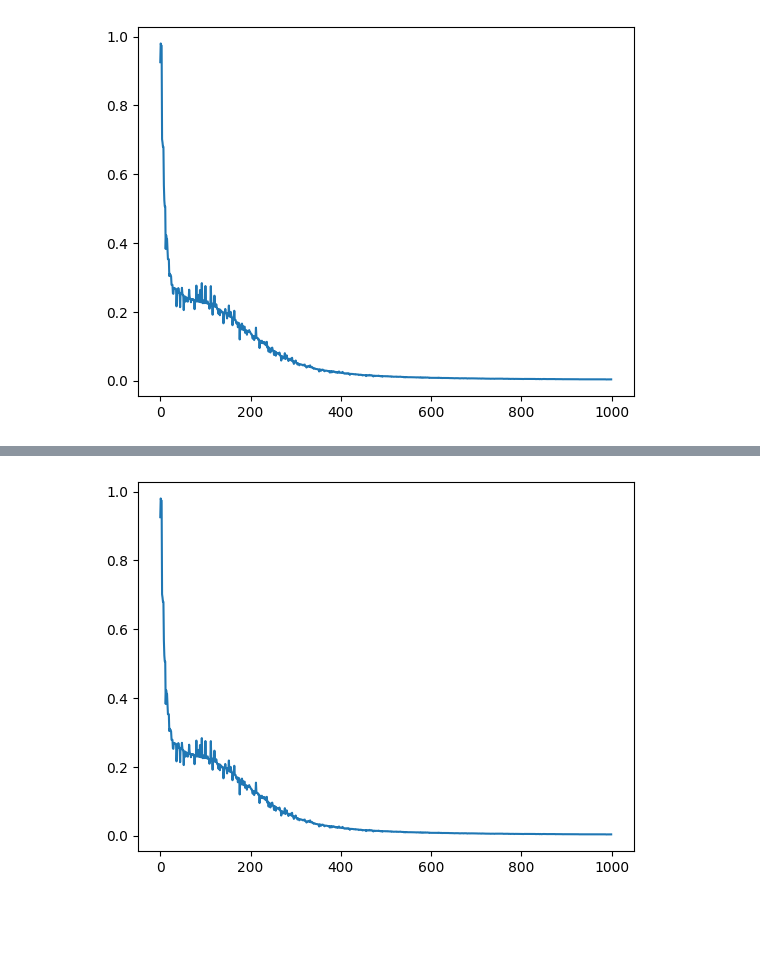
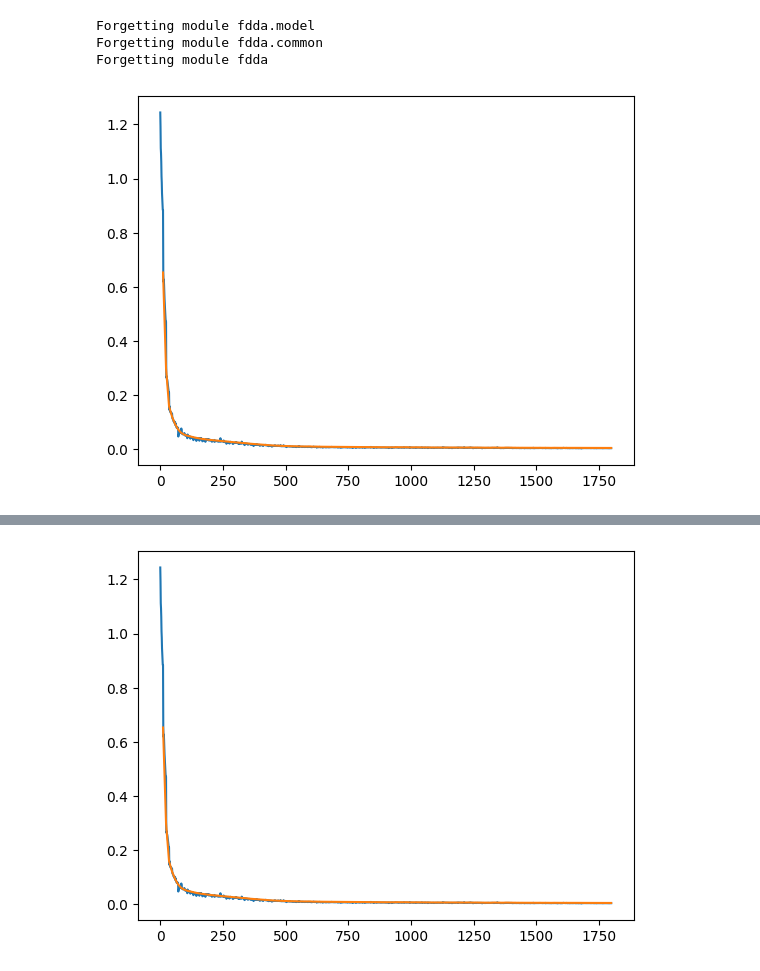
Before and after one commit to ThomasVallentin/FDDADeformer, a Jupyter notebook: training.ipynb, the cells around one changed output, grey strips where cells are left out. Cells and saved outputs as stored; diff of their text form; code cells hidden in the pictures; blank space fills up the shorter version.

```diff
--- a/training.ipynb
+++ b/training.ipynb
@@ -60,31 +38,40 @@ _________________________________________________________________
 from maya import standalone
 standalone.initialize()
 # %%
-import sys
-for module in ["fdda.model", "fdda.common"]:
-    if module in sys.modules:
-        del sys.modules[module]
+from fdda.common import forget_modules
+forget_modules(["fdda"])
 
 from fdda.model import SubsetModel
 
 import json
 import os
 
-RECORDING_DIR = "D:\\M2\\DeepLearning\\Arm\\recording"
+RECORDING_DIR = "D:\\M2\\DeepLearning\\Arm3\\recording_limits_1000"
 MODEL_FILE = "Arm_model.json"
 
 with open(os.path.join(RECORDING_DIR, MODEL_FILE), "r") as model_file:
     model_description = json.load(model_file)
+# %% [output]
+Forgetting module fdda.model
+Forgetting module fdda.common
+Forgetting module fdda
 # %%
-TRAINED_DIR = "D:\\M2\\DeepLearning\\Arm\\trained"
+TRAINED_DIR = "D:\\M2\\DeepLearning\\Arm3\\trained_limits_128"
 
-history = LossHistory()
+history_graph = LossHistory()
+logs = {}
 for subset_description in model_description["subsets"]:
     subset_model = SubsetModel.from_description(subset_description, model_description["name"])
     inputs, outputs = subset_model.read_associated_recording(RECORDING_DIR)
-    subset_model.train(inputs, outputs, epochs=250, callbacks=[history])
-    history.save(os.path.join(TRAINED_DIR, subset_model.subset.main_joint + ".png"))
+    # Get rid of the last row of the inputs (homogenous coordinates) which is always equal to [0, 0, 0, 1]
+    inputs = inputs.reshape(inputs.shape[0], -1, 4, 4)[:, :, :3].reshape(inputs.shape[0], -1)
 
+    history = subset_model.train(inputs, outputs, layer_size=128, epochs=150, callbacks=[history_graph])
+
+    history_graph.save(os.path.join(TRAINED_DIR, f"{model_description['name']}_{subset_model.subset.main_joint}.png"))
     subset_model.save(TRAINED_DIR)
+
+with open(os.path.join(TRAINED_DIR, MODEL_FILE), "w") as model_file:
+    json.dump(model_description, model_file, indent=4)
 # %% [output]
-[figure, old version]
+[figure, new version]
@@ -92 +79 @@ for subset_description in model_description["subsets"]:
-[figure, old version]
+[figure, new version]
```
Also changed, not shown: parts of 3 cells of this notebook, 6 other files.
